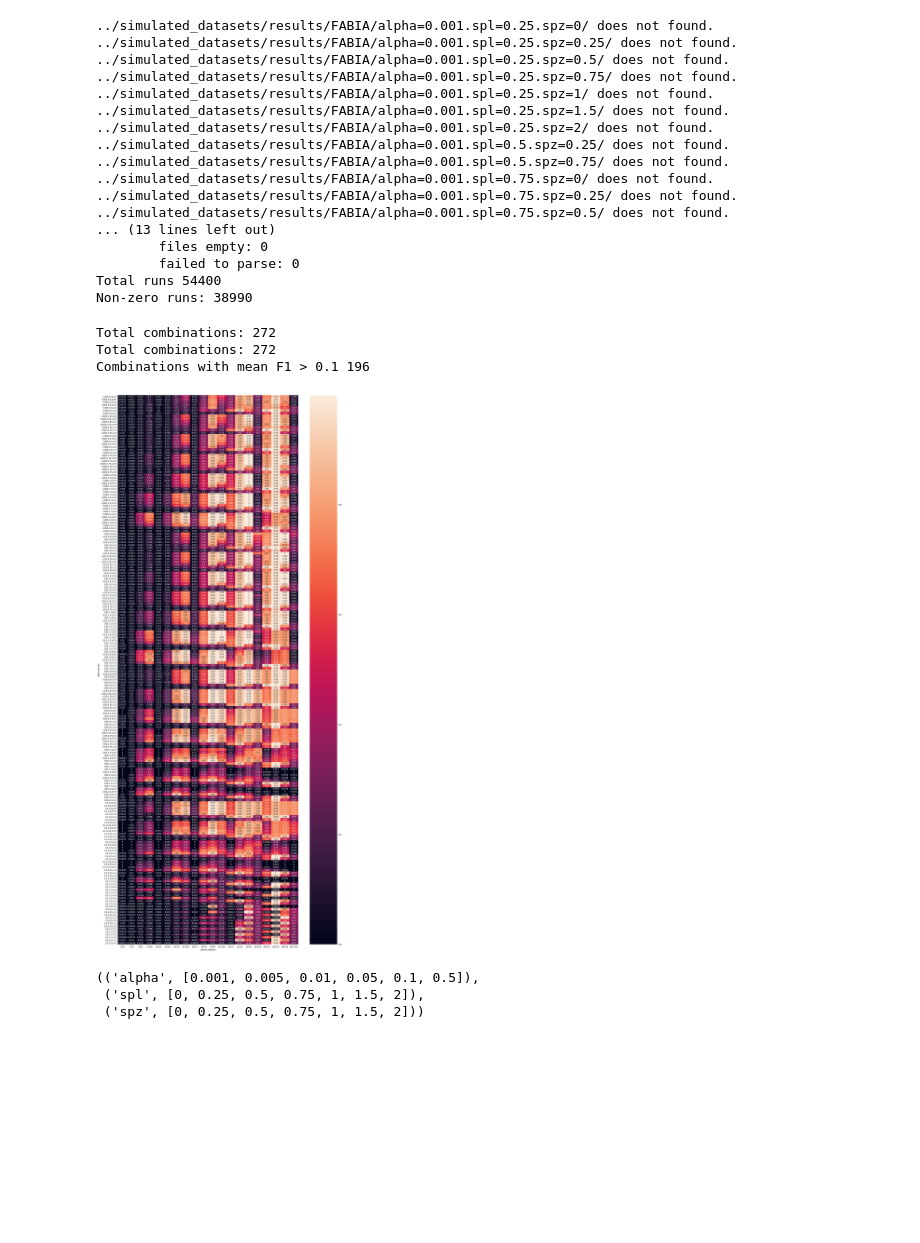
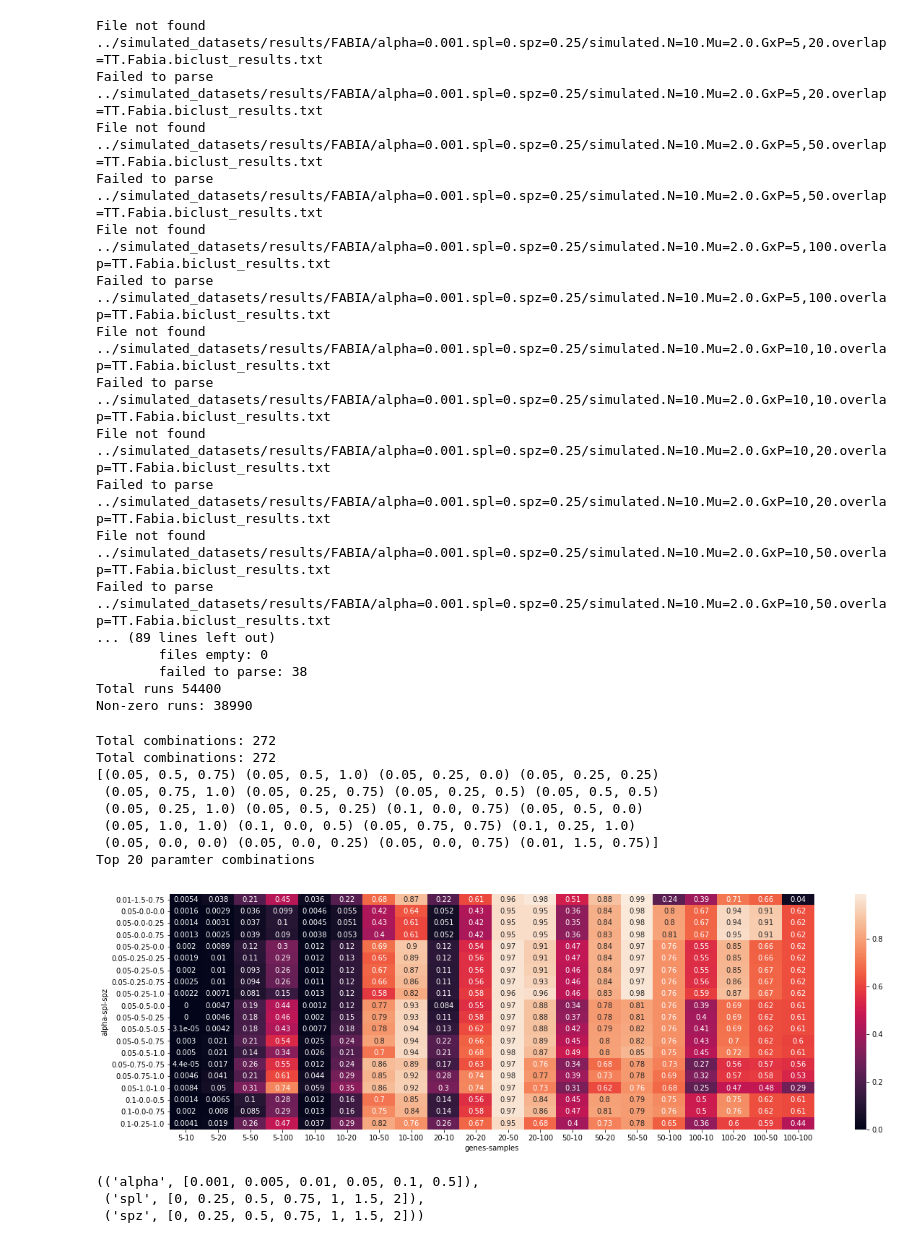
Before and after one commit to ozolotareva/DESMOND, a Jupyter notebook: hyperparameter_tuning/Fabia_params.ipynb, the cells around one changed output. Saved outputs shown, nothing was run; the diff lists cells and outputs as text; code cells hidden in the pictures; blank space fills up the shorter version.

```diff
--- a/hyperparameter_tuning/Fabia_params.ipynb
+++ b/hyperparameter_tuning/Fabia_params.ipynb
@@ -46,5 +45,5 @@ pred_bic_dir =  out_dir+tool_name+"/"
 pred_bic_fname_prefix = fname_prefix
 pred_bic_fname_suffix = ".overlap="+overlap+"."+tool_suffix+".biclust_results.txt"
 
-img_outdir = out_dir + "/F1/img"
-tsv_outdir = out_dir + "/F1/"
+img_outdir = out_dir + "/J/img"
+tsv_outdir = out_dir + "/J/"
@@ -60,36 +108,41 @@ results= read_all_results(parameters,tool_name,n_runs=n_runs,
 results_outfile =  tsv_outdir+ tool_suffix+".results.tsv"
 results.to_csv(results_outfile ,sep="\t")
 # %% [output]
-../simulated_datasets/results/FABIA/alpha=0.001.spl=0.25.spz=0/ does not found.
-../simulated_datasets/results/FABIA/alpha=0.001.spl=0.25.spz=0.25/ does not found.
-../simulated_datasets/results/FABIA/alpha=0.001.spl=0.25.spz=0.5/ does not found.
-../simulated_datasets/results/FABIA/alpha=0.001.spl=0.25.spz=0.75/ does not found.
-../simulated_datasets/results/FABIA/alpha=0.001.spl=0.25.spz=1/ does not found.
-../simulated_datasets/results/FABIA/alpha=0.001.spl=0.25.spz=1.5/ does not found.
-../simulated_datasets/results/FABIA/alpha=0.001.spl=0.25.spz=2/ does not found.
-../simulated_datasets/results/FABIA/alpha=0.001.spl=0.5.spz=0.25/ does not found.
-../simulated_datasets/results/FABIA/alpha=0.001.spl=0.5.spz=0.75/ does not found.
-../simulated_datasets/results/FABIA/alpha=0.001.spl=0.75.spz=0/ does not found.
-../simulated_datasets/results/FABIA/alpha=0.001.spl=0.75.spz=0.25/ does not found.
-../simulated_datasets/results/FABIA/alpha=0.001.spl=0.75.spz=0.5/ does not found.
-... (13 lines left out)
+File not found ../simulated_datasets/results/FABIA/alpha=0.001.spl=0.spz=0.25/simulated.N=10.Mu=2.0.GxP=5,20.overlap=TT.Fabia.biclust_results.txt
+Failed to parse ../simulated_datasets/results/FABIA/alpha=0.001.spl=0.spz=0.25/simulated.N=10.Mu=2.0.GxP=5,20.overlap=TT.Fabia.biclust_results.txt
+File not found ../simulated_datasets/results/FABIA/alpha=0.001.spl=0.spz=0.25/simulated.N=10.Mu=2.0.GxP=5,50.overlap=TT.Fabia.biclust_results.txt
+Failed to parse ../simulated_datasets/results/FABIA/alpha=0.001.spl=0.spz=0.25/simulated.N=10.Mu=2.0.GxP=5,50.overlap=TT.Fabia.biclust_results.txt
+File not found ../simulated_datasets/results/FABIA/alpha=0.001.spl=0.spz=0.25/simulated.N=10.Mu=2.0.GxP=5,100.overlap=TT.Fabia.biclust_results.txt
+Failed to parse ../simulated_datasets/results/FABIA/alpha=0.001.spl=0.spz=0.25/simulated.N=10.Mu=2.0.GxP=5,100.overlap=TT.Fabia.biclust_results.txt
+File not found ../simulated_datasets/results/FABIA/alpha=0.001.spl=0.spz=0.25/simulated.N=10.Mu=2.0.GxP=10,10.overlap=TT.Fabia.biclust_results.txt
+Failed to parse ../simulated_datasets/results/FABIA/alpha=0.001.spl=0.spz=0.25/simulated.N=10.Mu=2.0.GxP=10,10.overlap=TT.Fabia.biclust_results.txt
+File not found ../simulated_datasets/results/FABIA/alpha=0.001.spl=0.spz=0.25/simulated.N=10.Mu=2.0.GxP=10,20.overlap=TT.Fabia.biclust_results.txt
+Failed to parse ../simulated_datasets/results/FABIA/alpha=0.001.spl=0.spz=0.25/simulated.N=10.Mu=2.0.GxP=10,20.overlap=TT.Fabia.biclust_results.txt
+File not found ../simulated_datasets/results/FABIA/alpha=0.001.spl=0.spz=0.25/simulated.N=10.Mu=2.0.GxP=10,50.overlap=TT.Fabia.biclust_results.txt
+Failed to parse ../simulated_datasets/results/FABIA/alpha=0.001.spl=0.spz=0.25/simulated.N=10.Mu=2.0.GxP=10,50.overlap=TT.Fabia.biclust_results.txt
+... (89 lines left out)
         files empty: 0
-        failed to parse: 0
+        failed to parse: 38
 Total runs 54400
 Non-zero runs: 38990
 # %%
 params = ["alpha","spl","spz"]
-plot_file = img_outdir+"/" + tool_name+".F1_heatmap.svg"
-heatmap_outfile =  tsv_outdir+ tool_name+".F1_heatmap.tsv"
+plot_file = img_outdir+"/" + tool_suffix+".J_rel.heatmap.svg"
+heatmap_outfile =  tsv_outdir+ tool_suffix+".J_rel.heatmap.tsv"
 
-heatmap = plot_F1_heatmap(results,params,f1_thr=0.1,
+heatmap = plot_performance_heatmap(results,params,top=20,
                           g_sizes = [5,10,20,50,100], s_sizes = [10,20,50,100],
                           plot=True,plot_file=plot_file,outfile=heatmap_outfile)
 # %% [output]
 Total combinations: 272
 Total combinations: 272
-Combinations with mean F1 > 0.1 196
+[(0.05, 0.5, 0.75) (0.05, 0.5, 1.0) (0.05, 0.25, 0.0) (0.05, 0.25, 0.25)
+ (0.05, 0.75, 1.0) (0.05, 0.25, 0.75) (0.05, 0.25, 0.5) (0.05, 0.5, 0.5)
+ (0.05, 0.25, 1.0) (0.05, 0.5, 0.25) (0.1, 0.0, 0.75) (0.05, 0.5, 0.0)
+ (0.05, 1.0, 1.0) (0.1, 0.0, 0.5) (0.05, 0.75, 0.75) (0.1, 0.25, 1.0)
+ (0.05, 0.0, 0.0) (0.05, 0.0, 0.25) (0.05, 0.0, 0.75) (0.01, 1.5, 0.75)]
+Top 20 paramter combinations
-[figure, old version]
+[figure, new version]
 # %%
 parameters
 # %% [output]
```
Also changed, not shown: parts of 4 cells of this notebook, 9 other files.
